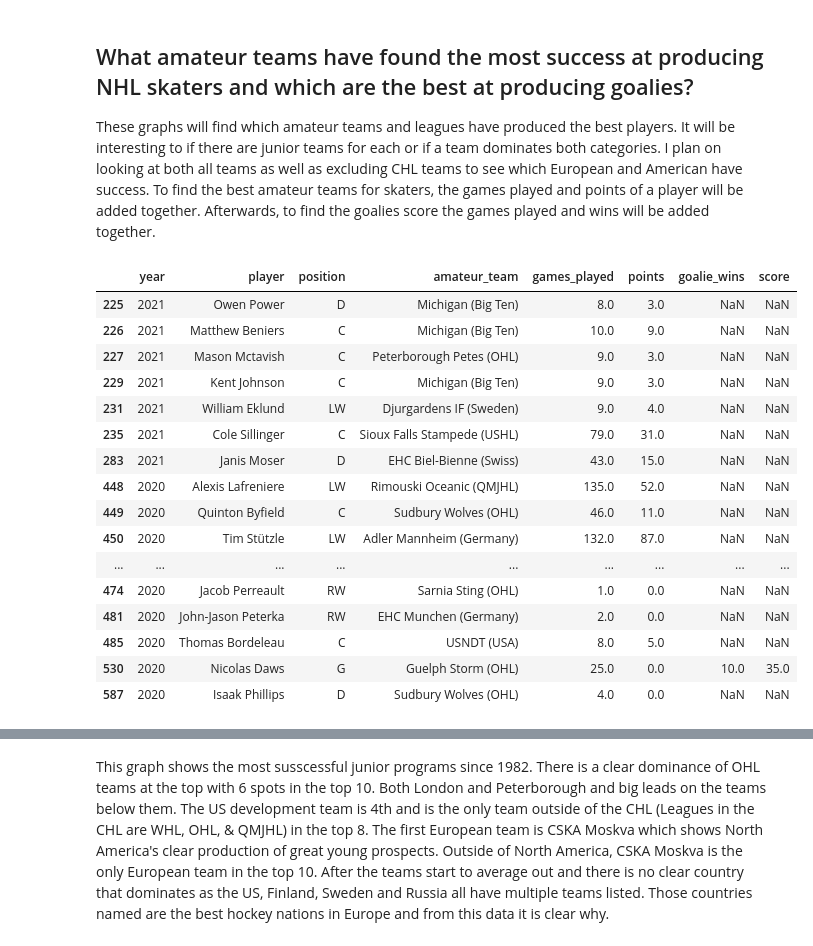
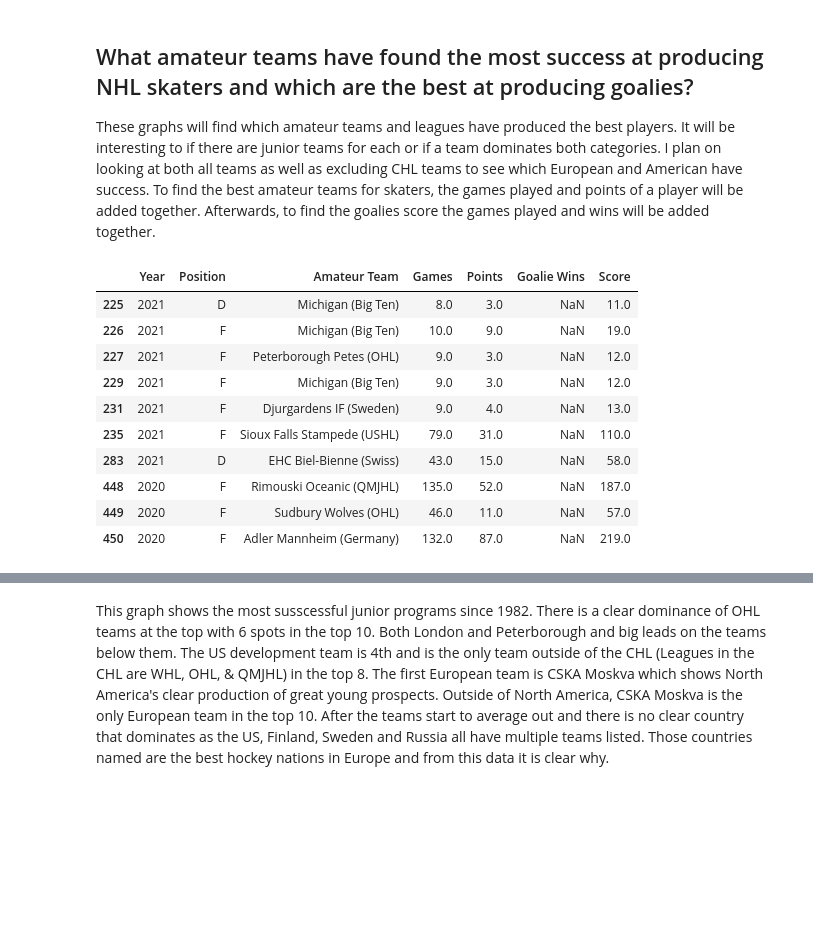
Before and after one commit to ubco-W2022T2-data301/project-group-group31, a Jupyter notebook: analysis/analysis3.ipynb, the cells around one changed output, grey strips where cells are left out. Saved outputs shown, nothing was run; the diff lists cells and outputs as text; code cells hidden in the pictures; blank space fills up the shorter version.

```diff
--- a/analysis/analysis3.ipynb
+++ b/analysis/analysis3.ipynb
@@ -12,34 +12,28 @@ import seaborn as sns
 # %%
 #Loading and processing data into dfAma
 from typing import TYPE_CHECKING
 if TYPE_CHECKING:
     from .code import project_functions3
 else:
     import sys
     sys.path.append("./code")
     import project_functions3
 
 df = project_functions3.load_and_process("../data/raw/NHLDraft.csv")
-df = df[df['amateur_team'].notnull()]
-df.head(30)
+df = df[df['Amateur Team'].notnull()]
+df.head(10)
 # %% [output]
-|  | year | player | position | amateur_team | games_played | points | goalie_wins | score |
-| 225 | 2021 | Owen Power | D | Michigan (Big Ten) | 8.0 | 3.0 | NaN | NaN |
-| 226 | 2021 | Matthew Beniers | C | Michigan (Big Ten) | 10.0 | 9.0 | NaN | NaN |
-| 227 | 2021 | Mason Mctavish | C | Peterborough Petes (OHL) | 9.0 | 3.0 | NaN | NaN |
-| 229 | 2021 | Kent Johnson | C | Michigan (Big Ten) | 9.0 | 3.0 | NaN | NaN |
-| 231 | 2021 | William Eklund | LW | Djurgardens IF (Sweden) | 9.0 | 4.0 | NaN | NaN |
-| 235 | 2021 | Cole Sillinger | C | Sioux Falls Stampede (USHL) | 79.0 | 31.0 | NaN | NaN |
-| 283 | 2021 | Janis Moser | D | EHC Biel-Bienne (Swiss) | 43.0 | 15.0 | NaN | NaN |
-| 448 | 2020 | Alexis Lafreniere | LW | Rimouski Oceanic (QMJHL) | 135.0 | 52.0 | NaN | NaN |
-| 449 | 2020 | Quinton Byfield | C | Sudbury Wolves (OHL) | 46.0 | 11.0 | NaN | NaN |
-| 450 | 2020 | Tim Stützle | LW | Adler Mannheim (Germany) | 132.0 | 87.0 | NaN | NaN |
-| ... | ... | ... | ... | ... | ... | ... | ... | ... |
-| 474 | 2020 | Jacob Perreault | RW | Sarnia Sting (OHL) | 1.0 | 0.0 | NaN | NaN |
-| 481 | 2020 | John-Jason Peterka | RW | EHC Munchen (Germany) | 2.0 | 0.0 | NaN | NaN |
-| 485 | 2020 | Thomas Bordeleau | C | USNDT (USA) | 8.0 | 5.0 | NaN | NaN |
-| 530 | 2020 | Nicolas Daws | G | Guelph Storm (OHL) | 25.0 | 0.0 | 10.0 | 35.0 |
-| 587 | 2020 | Isaak Phillips | D | Sudbury Wolves (OHL) | 4.0 | 0.0 | NaN | NaN |
+|  | Year | Position | Amateur Team | Games | Points | Goalie Wins | Score |
+| 225 | 2021 | D | Michigan (Big Ten) | 8.0 | 3.0 | NaN | 11.0 |
+| 226 | 2021 | F | Michigan (Big Ten) | 10.0 | 9.0 | NaN | 19.0 |
+| 227 | 2021 | F | Peterborough Petes (OHL) | 9.0 | 3.0 | NaN | 12.0 |
+| 229 | 2021 | F | Michigan (Big Ten) | 9.0 | 3.0 | NaN | 12.0 |
+| 231 | 2021 | F | Djurgardens IF (Sweden) | 9.0 | 4.0 | NaN | 13.0 |
+| 235 | 2021 | F | Sioux Falls Stampede (USHL) | 79.0 | 31.0 | NaN | 110.0 |
+| 283 | 2021 | D | EHC Biel-Bienne (Swiss) | 43.0 | 15.0 | NaN | 58.0 |
+| 448 | 2020 | F | Rimouski Oceanic (QMJHL) | 135.0 | 52.0 | NaN | 187.0 |
+| 449 | 2020 | F | Sudbury Wolves (OHL) | 46.0 | 11.0 | NaN | 57.0 |
+| 450 | 2020 | F | Adler Mannheim (Germany) | 132.0 | 87.0 | NaN | 219.0 |
 # %%
 sns.set_theme(style="ticks",
               font_scale=1.3, # This scales the fonts slightly higher
```
Also changed, not shown: parts of 7 cells of this notebook, 1 other file.
